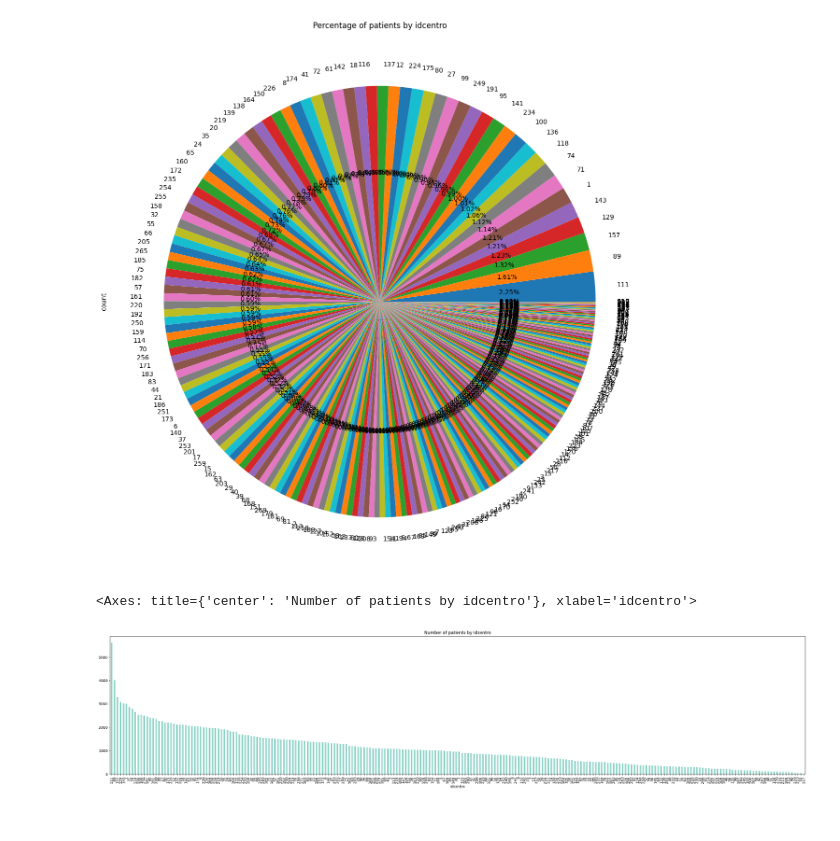
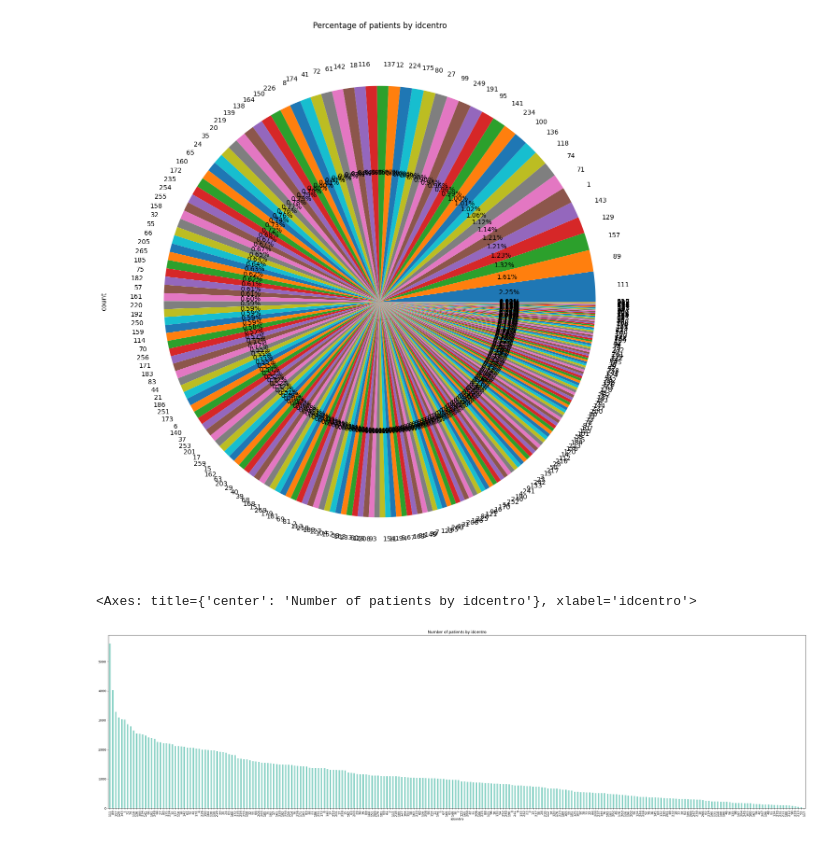
Before and after one commit to AntoAndGar/ML-Health-Event-Prediction, a Jupyter notebook: plot.ipynb, the cells around one changed output. Drawn from its saved outputs; the diff is of its cells as text; code cells hidden in the pictures.

```diff
--- a/plot.ipynb
+++ b/plot.ipynb
@@ -6,5 +4,5 @@ filename = "data/anagraficapazientiattivi.csv"
 # %%
-df = pd.read_csv(filename, header=0, index_col=0)
+df = pd.read_csv("data/anagraficapazientiattivi.csv", header=0, index_col=0)
 # %%
 df["age"] = 2021 - df["annonascita"]
 df.loc[df["annodecesso"] > 0, "age"] = df["annodecesso"] - df["annonascita"]
@@ -55,11 +55,11 @@ df["idcentro"].value_counts().plot(
 # %%
 # plot number of patient by idcentro
 df["idcentro"].value_counts().plot(
     kind="bar",
     title="Number of patients by idcentro",
     colormap="Set3",
-    figsize=(35, 7),
+    figsize=(40, 10),
 )
 # %% [output]
 <Axes: title={'center': 'Number of patients by idcentro'}, xlabel='idcentro'>
-[figure, old version]
+[figure, new version]
```
Also changed, not shown: parts of 27 cells of this notebook.
